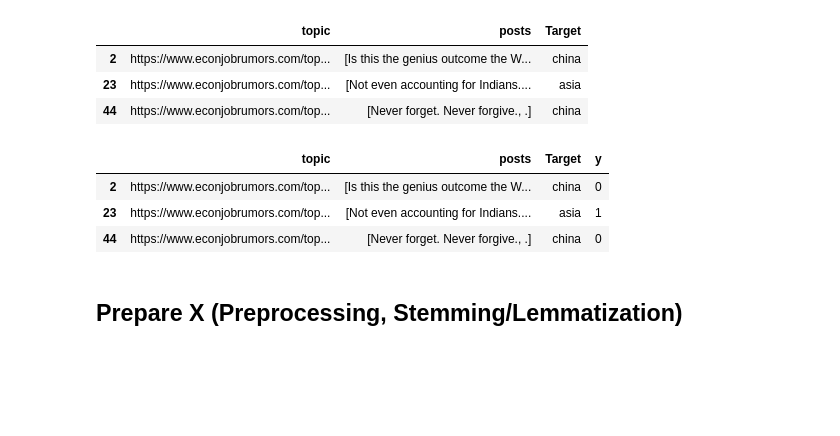
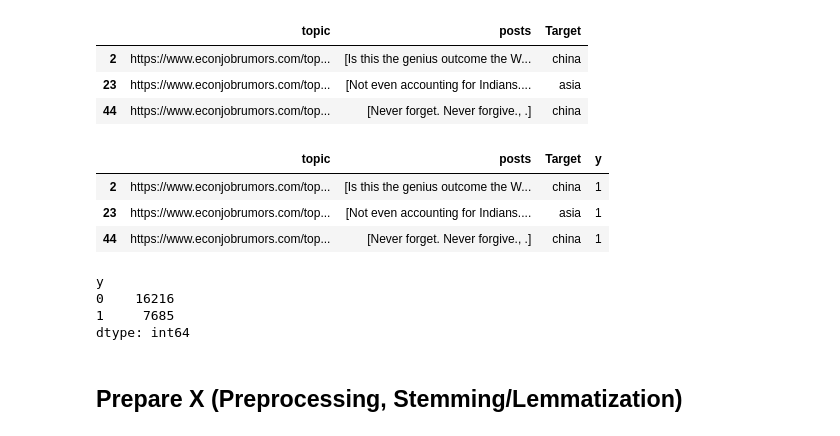
Before and after one commit to y4c6/master_thesis, a Jupyter notebook: EJMR_final_2.ipynb, the cells around one changed output. Cells and saved outputs as stored; diff of their text form; code cells hidden in the pictures; blank space fills up the shorter version.

```diff
--- a/EJMR_final_2.ipynb
+++ b/EJMR_final_2.ipynb
@@ -75,3 +75,5 @@ df.head()
 | 4 | https://www.econjobrumors.com/top... | [What happens next?, Mutant babie... |
 # %% [markdown]
 ## Prepare y and X
+# %%
+asian_target = ['china', 'chinese', 'asia', 'asian', 'korea', 'korean', 'japan', 'japanese', 'taiwan', 'taiwanese', 'hongkong', 'tibet', 'xinjiang']
@@ -77,0 +168,37 @@ df.head()
+# %%
+dfg = item_counts
+
+# importing library
+import matplotlib.pyplot as plt
+plt.rc('xtick', labelsize=18)    # fontsize of the tick labels
+
+# function to add value labels
+def addlabels(x,y):
+	for i in range(len(x)):
+		plt.text(i, y[i]+50, y[i], ha = 'center', fontsize=16)
+
+if __name__ == '__main__':
+
+	# creating data on which bar chart will be plot
+	x = list(dfg.index)
+	y = list(dfg.values)
+
+	# setting figure size by using figure() function
+	plt.figure(figsize = (16, 9))
+
+	# making the bar chart on the data
+	plt.bar(x, y)
+
+	plt.xticks(rotation = 30)
+	# calling the function to add value labels
+	addlabels(x, y)
+
+	# giving title to the plot
+	plt.title('Distibution of topics')
+
+	# giving X and Y labels
+	plt.xlabel("Keywords")
+	plt.ylabel("Number of topics")
+
+	# visualizing the plot
+	plt.show()
@@ -207,13 +342,20 @@ df_ao2.head(3)
 | 23 | https://www.econjobrumors.com/top... | [Not even accounting for Indians.... | asia |
 | 44 | https://www.econjobrumors.com/top... | [Never forget. Never forgive., .] | china |
 # %%
-df_ao2['y'] = df_ao2['Target'].apply(lambda x: 1 if x == 'asia' else 0)
-df_ao2.head(3)
+df_ao2['y'] = df_ao2['Target'].apply(lambda x: 1 if (x == 'asia')|(x=='china') else 0)
+df_ao2.head(3)####
 # %% [output]
 |  | topic | posts | Target | y |
-| 2 | https://www.econjobrumors.com/top... | [Is this the genius outcome the W... | china | 0 |
+| 2 | https://www.econjobrumors.com/top... | [Is this the genius outcome the W... | china | 1 |
 | 23 | https://www.econjobrumors.com/top... | [Not even accounting for Indians.... | asia | 1 |
-| 44 | https://www.econjobrumors.com/top... | [Never forget. Never forgive., .] | china | 0 |
+| 44 | https://www.econjobrumors.com/top... | [Never forget. Never forgive., .] | china | 1 |
+# %%
+df_ao2.groupby(['y']).size()
+# %% [output]
+y
+0    16216
+1     7685
+dtype: int64
 # %% [markdown]
 ## Prepare X (Preprocessing, Stemming/Lemmatization)
 # %%
```
Also changed, not shown: parts of 39 cells of this notebook.
